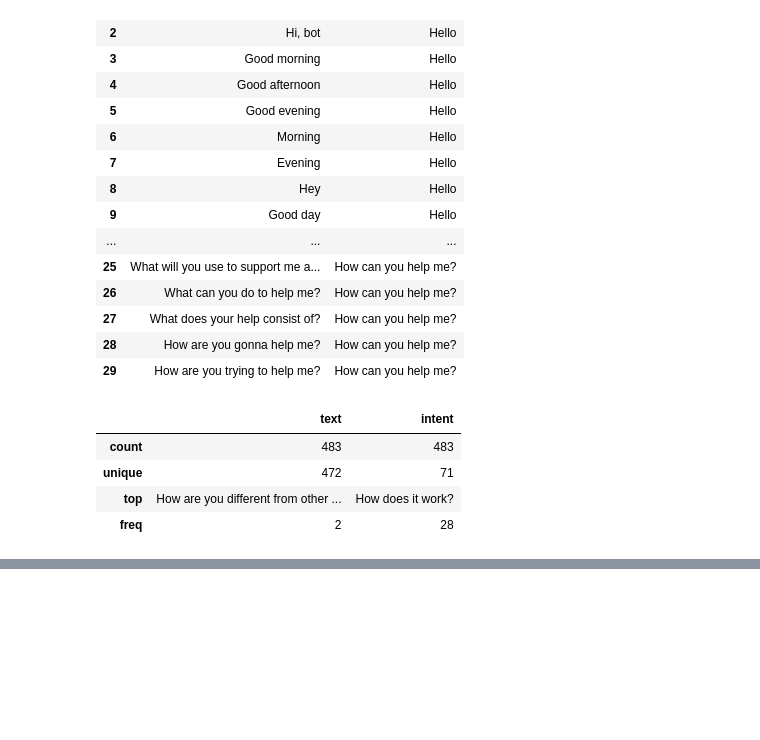
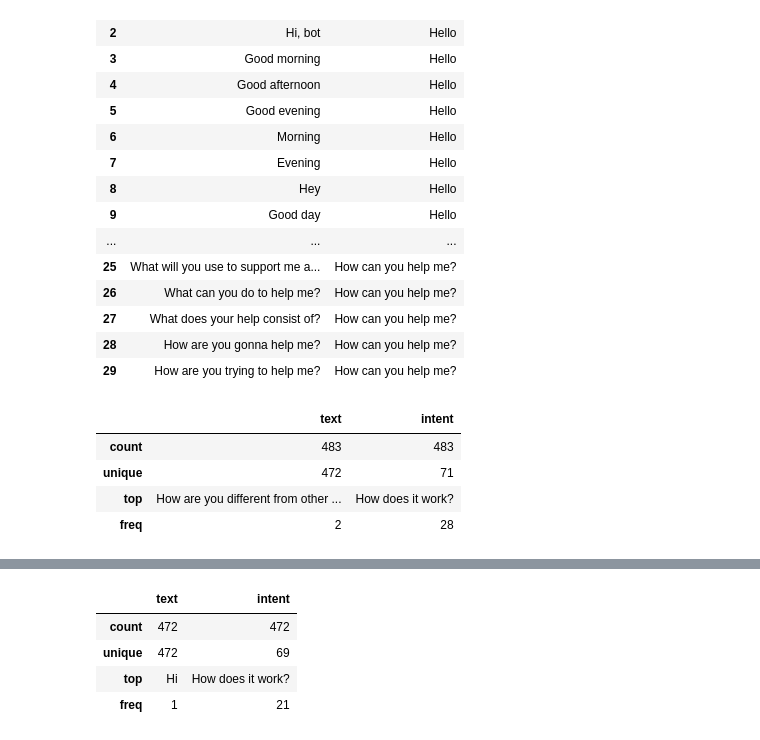
Before and after one commit to vtqveant/evolwe-test-assignment, a Jupyter notebook: notebooks/eda.ipynb, the cells around one changed output, grey strips where cells are left out. Saved outputs shown, nothing was run; the diff lists cells and outputs as text; code cells hidden in the pictures; blank space fills up the shorter version.

```diff
--- a/notebooks/eda.ipynb
+++ b/notebooks/eda.ipynb
@@ -58,0 +91,9 @@ df.describe()
+# %%
+df = read_to_df('../data/hello_nova_intents_0.2.2_dedup.yaml')
+df.describe()
+# %% [output]
+|  | text | intent |
+| count | 472 | 472 |
+| unique | 472 | 69 |
+| top | Hi | How does it work? |
+| freq | 1 | 21 |
```
Also changed, not shown: parts of 14 cells of this notebook, 5 other files.
